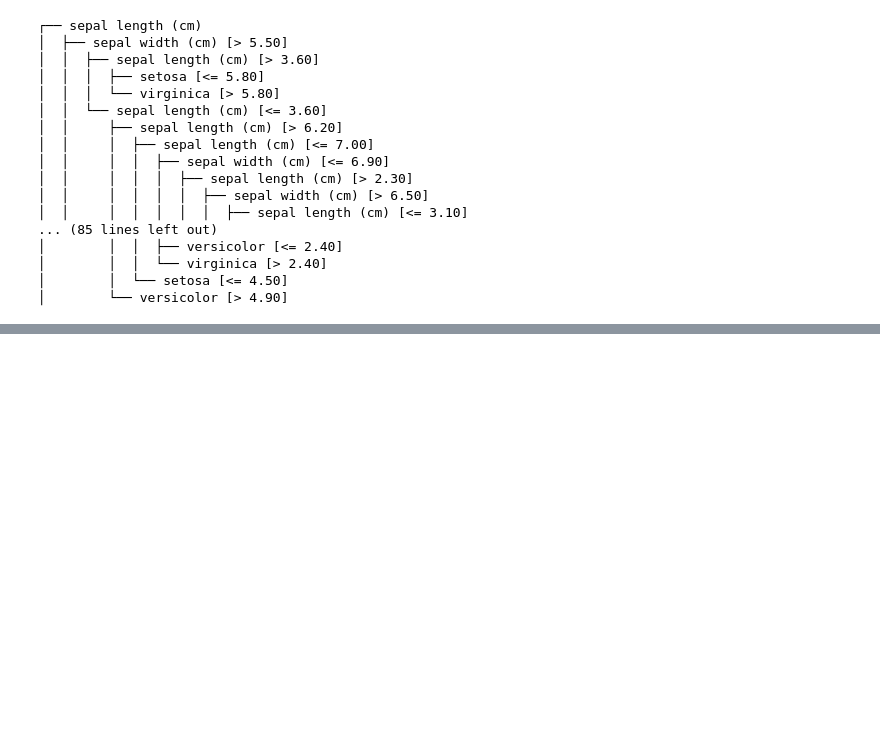
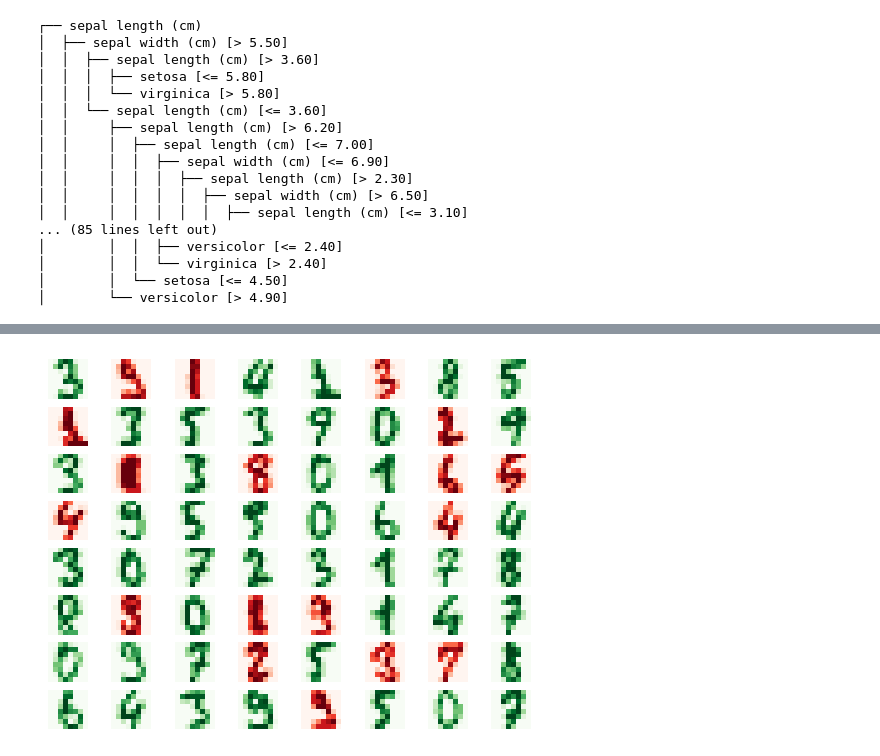
Before and after one commit to ben-my-to/mpitree, a Jupyter notebook: experiments.ipynb, the cells around one changed output, grey strips where cells are left out. Drawn from its saved outputs; the diff is of its cells as text; code cells hidden in the pictures; blank space fills up the shorter version.

```diff
--- a/experiments.ipynb
+++ b/experiments.ipynb
@@ -147,0 +164,12 @@ plt.show()
+# %%
+from sklearn.datasets import load_digits
+
+digits = load_digits()
+
+X = digits.data
+y = digits.target
+
+clf = DecisionTreeClassifier(max_depth=4).fit(X, y)
+print(
+    clf.export_text(feature_names=digits.feature_names, class_names=digits.target_names)
+)
@@ -147,0 +194,28 @@ plt.show()
+# %%
+random_indices = np.random.choice(X.shape[0], 64, replace=False)
+
+X_random = X[random_indices].reshape(8, 8, 64)
+y_random = y[random_indices].reshape(8, 8)
+
+images_random = digits.images[random_indices]
+# %%
+test_images = digits.images[random_indices].reshape(8, 8, 8, 8)
+# %%
+ROWS = COLS = 8
+
+fig, axs = plt.subplots(
+    nrows=ROWS,
+    ncols=COLS,
+)
+
+for i in range(ROWS):
+    for j in range(COLS):
+        pred = clf.predict(X_random[i, j].reshape(1, -1))
+        axs[i, j].imshow(
+            test_images[i, j],
+            cmap=plt.cm.Greens if pred == y_random[i, j] else plt.cm.Reds,
+            interpolation="nearest",
+        )
+        axs[i, j].set_axis_off()
+# %% [output]
+[figure, added]
```
Also changed, not shown: parts of 5 cells of this notebook, 2 other files.
